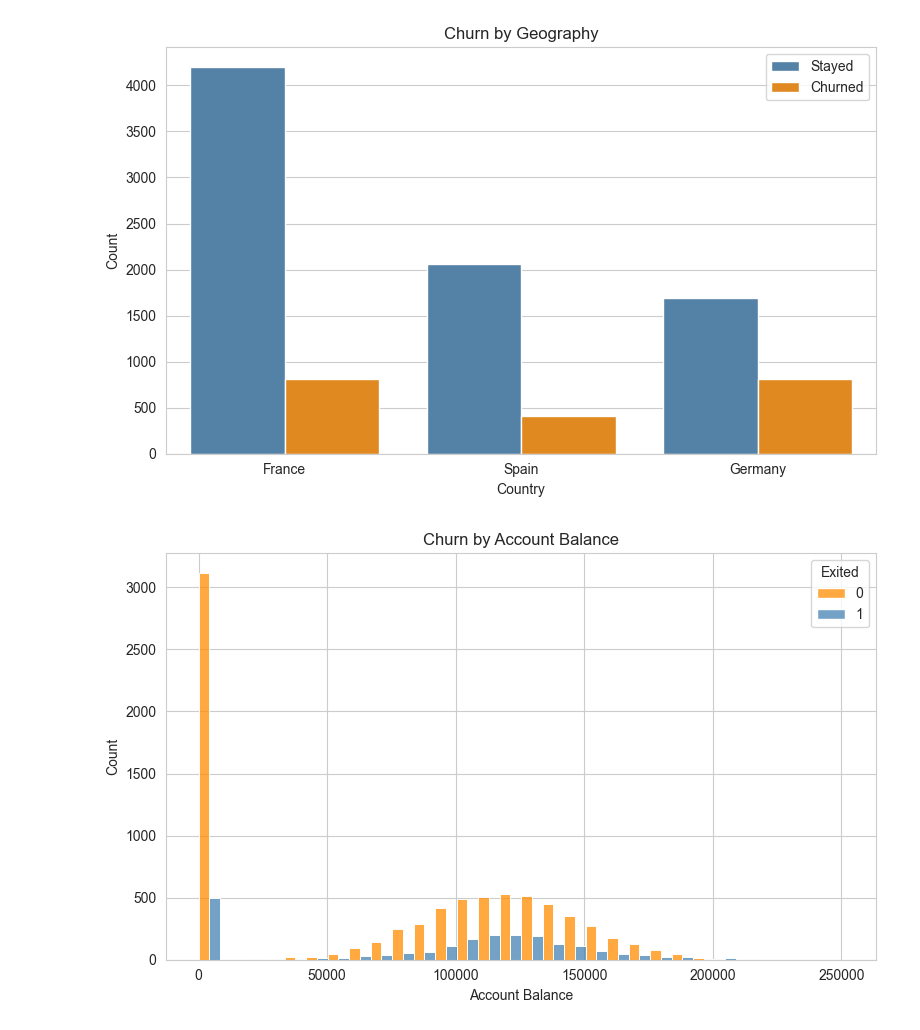
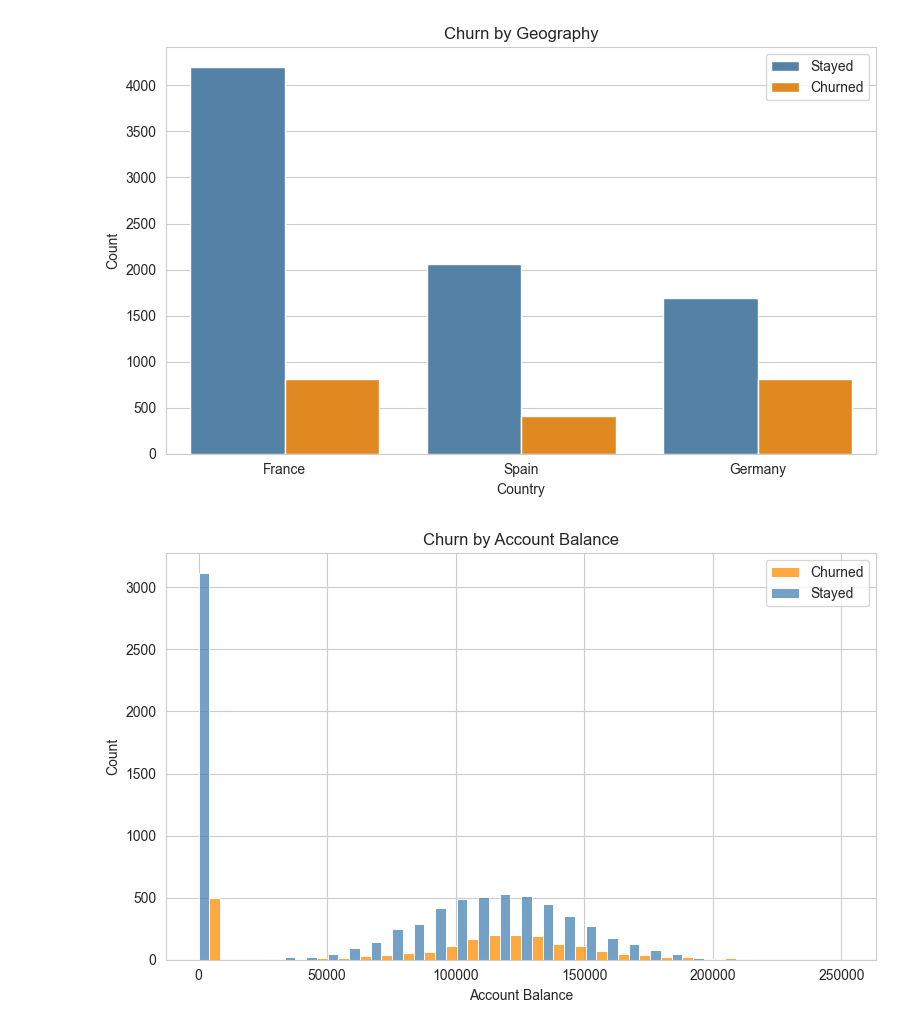
Before and after one commit to noelle-mburu/customer-churn-prediction, a Jupyter notebook: churn_analysis.ipynb, the cells around one changed output. Cells and saved outputs as stored; diff of their text form; code cells hidden in the pictures.

```diff
--- a/churn_analysis.ipynb
+++ b/churn_analysis.ipynb
@@ -8,7 +8,7 @@ import seaborn as sns
 count_palette = {0: 'steelblue', 1: 'darkorange'}
 
 # For histplot charts
-hist_palette = {0: 'darkorange', 1: 'steelblue'}
+hist_palette = {0: 'steelblue', 1: 'darkorange'}
 
 # Load the dataset
 df = pd.read_csv('Customer-Churn-Records.csv')
@@ -167,18 +167,19 @@ plt.show()
 # %%
 # The business logic: customers with higher balances have more at stake and may be more valuable to retain
 # but they may also have more options and be more likely to switch to a competitor offering better returns.
 # Bank balance: Do customers with lower balances churn more?
 
 # Churn rate by account balance
 plt.figure(figsize=(8, 5))
 sns.histplot(data=df, x='Balance', hue='Exited', bins=30,
              palette=hist_palette, multiple='dodge',
              hue_order=[0, 1])
 plt.title('Churn by Account Balance')
 plt.xlabel('Account Balance')
 plt.ylabel('Count')
+plt.legend(labels=['Churned', 'Stayed'])
 plt.tight_layout()
 plt.savefig('churn_by_balance.png')
 plt.show()
 # %% [output]
-[figure, old version]
+[figure, new version]
```
Also changed, not shown: parts of 1 cell of this notebook, 2 other files.
